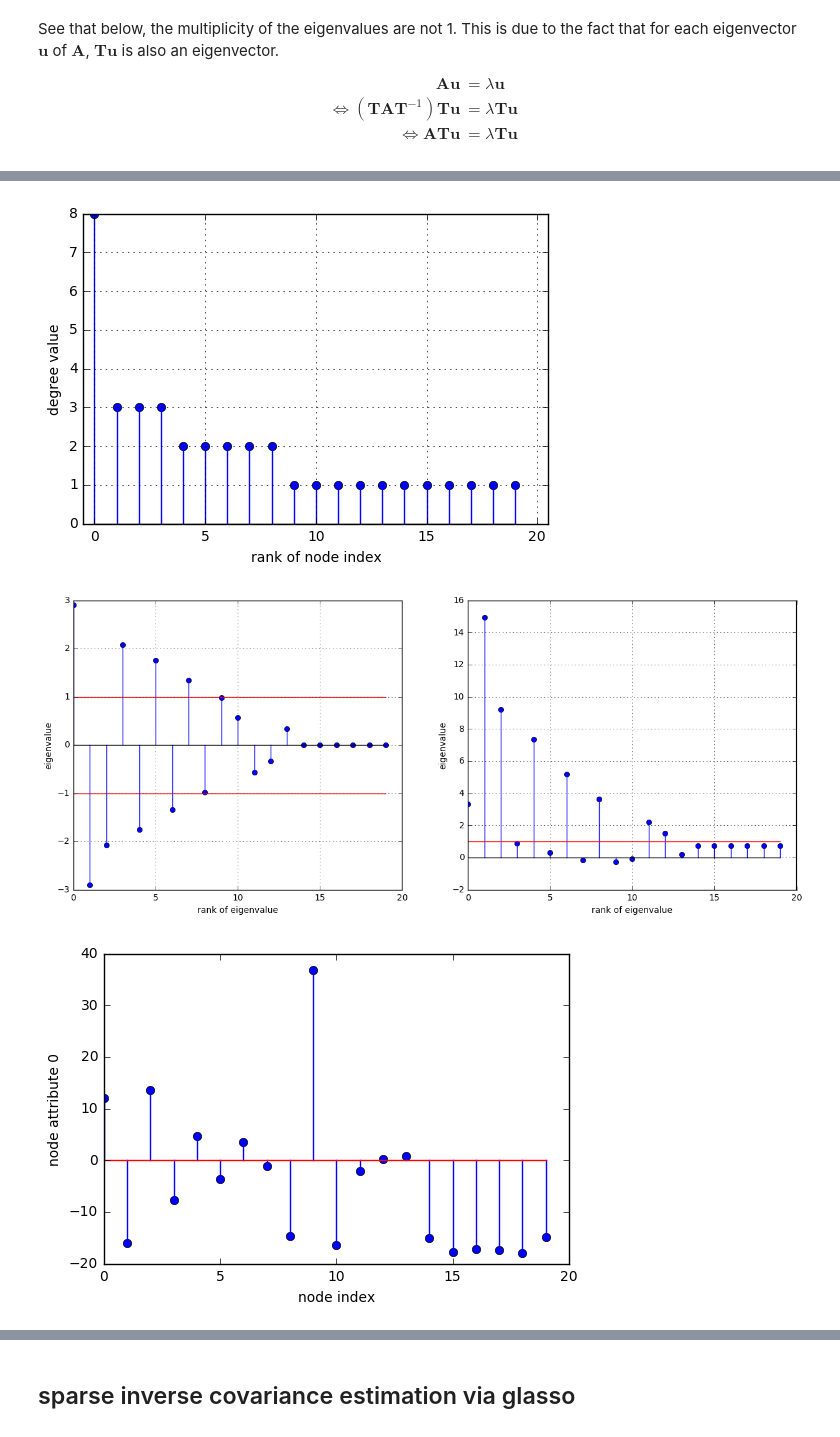
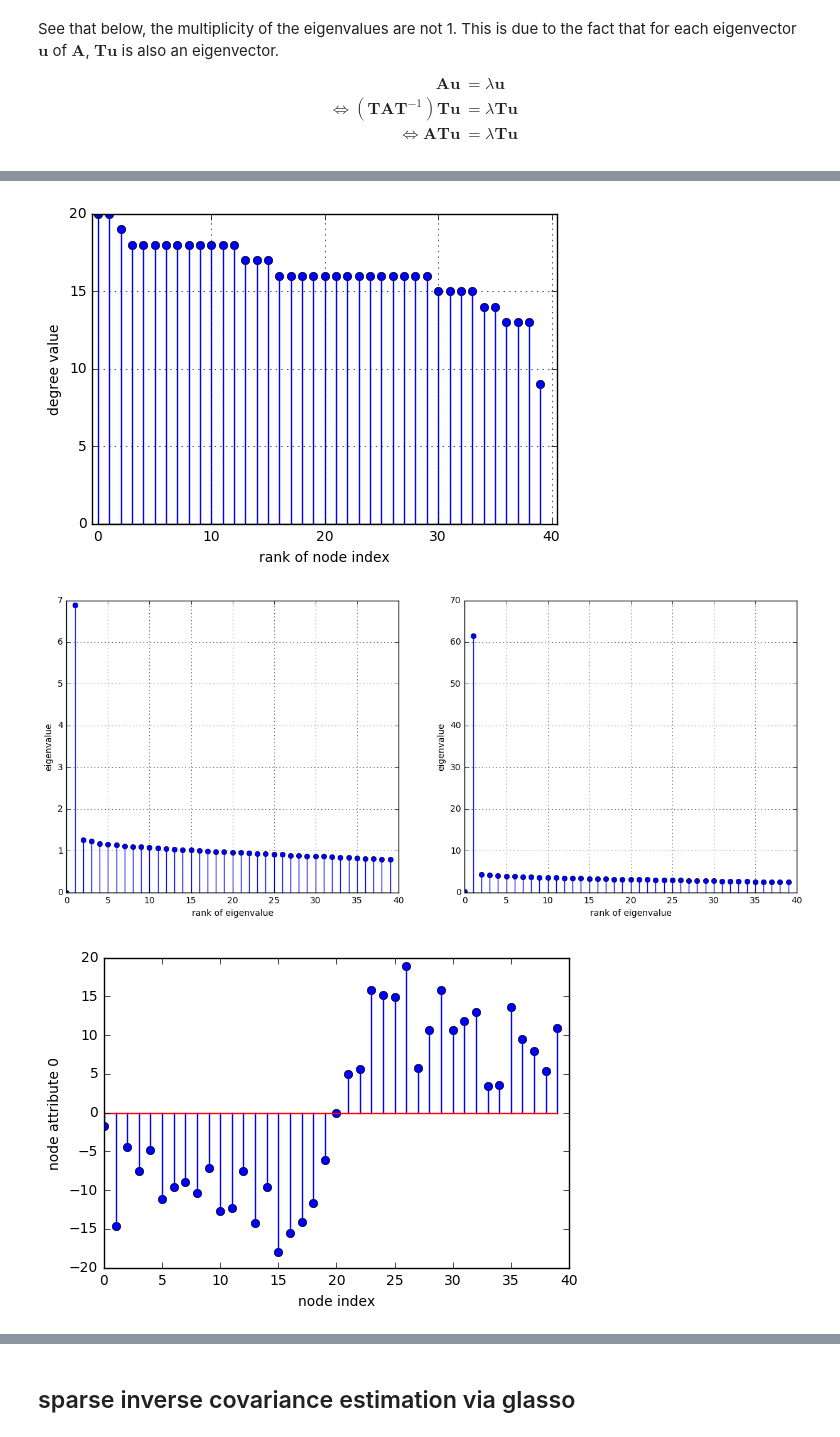
Before and after one commit to TianpeiLuke/LatNet, a Jupyter notebook: src/24022017_01.ipynb, the cells around one changed output, grey strips where cells are left out. Cells and saved outputs as stored; diff of their text form; code cells hidden in the pictures.

```diff
--- a/src/24022017_01.ipynb
+++ b/src/24022017_01.ipynb
@@ -24,9 +24,9 @@ from sklearn.linear_model import lars_path
 # %%
 from latent_signal_network import latent_signal_network as lsn
 # %%
-savefigure = True
+savefigure = False
 seed = 1000
-choice = 'tree'
+choice = 'partition'
 d = 12
 if choice == 'newman':
     size = 20
@@ -36,7 +36,7 @@ if choice == 'newman':
     LSN = lsn(size, prob, option)
     G0 = LSN.graph_build(size=size, prob=prob, option=option, save_fig=savefigure)
 elif choice == 'partition':
-    size = [10, 10]
+    size = [20, 20]
     prob = [0.8, 0.1]
     option= {'seed': seed, 'node_dim': d, 'model': choice}
     option['cutoff_freq'] = 12
@@ -128,44 +128,44 @@ plt.show()
 filename = "../figures/"+strftime("%d%m%Y_%H%M%S", gmtime()) + "_degree_dist.eps"
 if savefigure : fig5.savefig(filename)
 # %% [output]
-[figure, old version]
+[figure, new version]
 # %%
 Tmax = 1
 option_sig = {}
-option_sig['mat'] = 'adjacency_matrix'
+option_sig['mat'] = 'laplacian_matrix' #'adjacency_matrix'
 choice2 = 'polynomial' #'polynomial'
 
 if choice2 == 'l1_threshold':
     option_sig['method'] = choice2
     option_sig['threshold'] = 0.5
 elif choice2 == 'polynomial':
     option_sig['method'] = choice2
     degree_val = np.array(list(G0.degree().values()))
     bias = 1/np.sqrt(np.mean(degree_val))
-    option_sig['coeffs'] = [bias, -2, 1]
+    option_sig['coeffs'] = [bias, 2, 1]
 elif choice2 == 'rescale':
     option_sig['method'] = choice2
     option_sig['weights'] = np.random.rand((len(G0),))
 elif choice2 == 'sigmoid':
     option_sig['method'] = choice2
     option_sig['rate'] = 1
     option_sig['shift'] = 0.5
     option_sig['bias'] = 0
 
 
 
 G0_node, X0, _= LSN.smooth_gsignal_filter(G0, option_sig, sigma=10, seed=10, add_noise=False, show_plot=True, save_fig=savefigure)
 #G0_node, X0, hist_tv = LSN.smooth_gsignal_generate(G0, T=Tmax, sigma=10, alpha=0.2, seed=10, add_noise=False, overwrite=True)
 fig1 = plt.figure(1)
 plt.stem(np.arange(X0.shape[0]),X0[:,0])
 plt.xlabel('node index')
 plt.ylabel('node attribute 0')
 plt.show()
 filename = "../figures/"+strftime("%d%m%Y_%H%M%S", gmtime()) + "_node_fea0.eps"
 if savefigure : fig1.savefig(filename)
 # %% [output]
-[figure, old version]
+[figure, new version]
-[figure, old version]
+[figure, new version]
 # %%
 if choice == 'newman' or choice == 'tree':
     pos=nx.circular_layout(G0, dim=2, scale=1.0, center=None)
```
Also changed, not shown: parts of 10 cells of this notebook, 2 other files.
